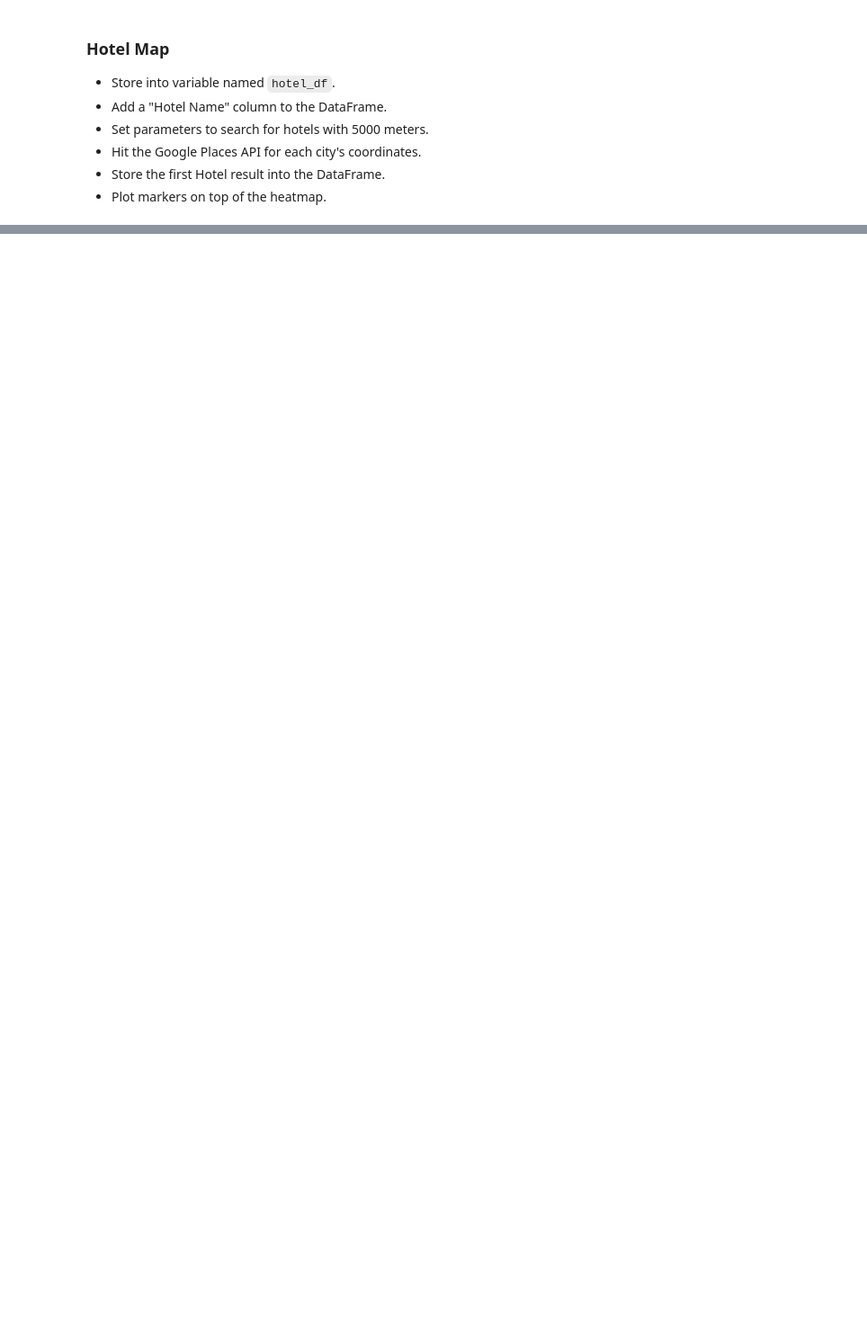
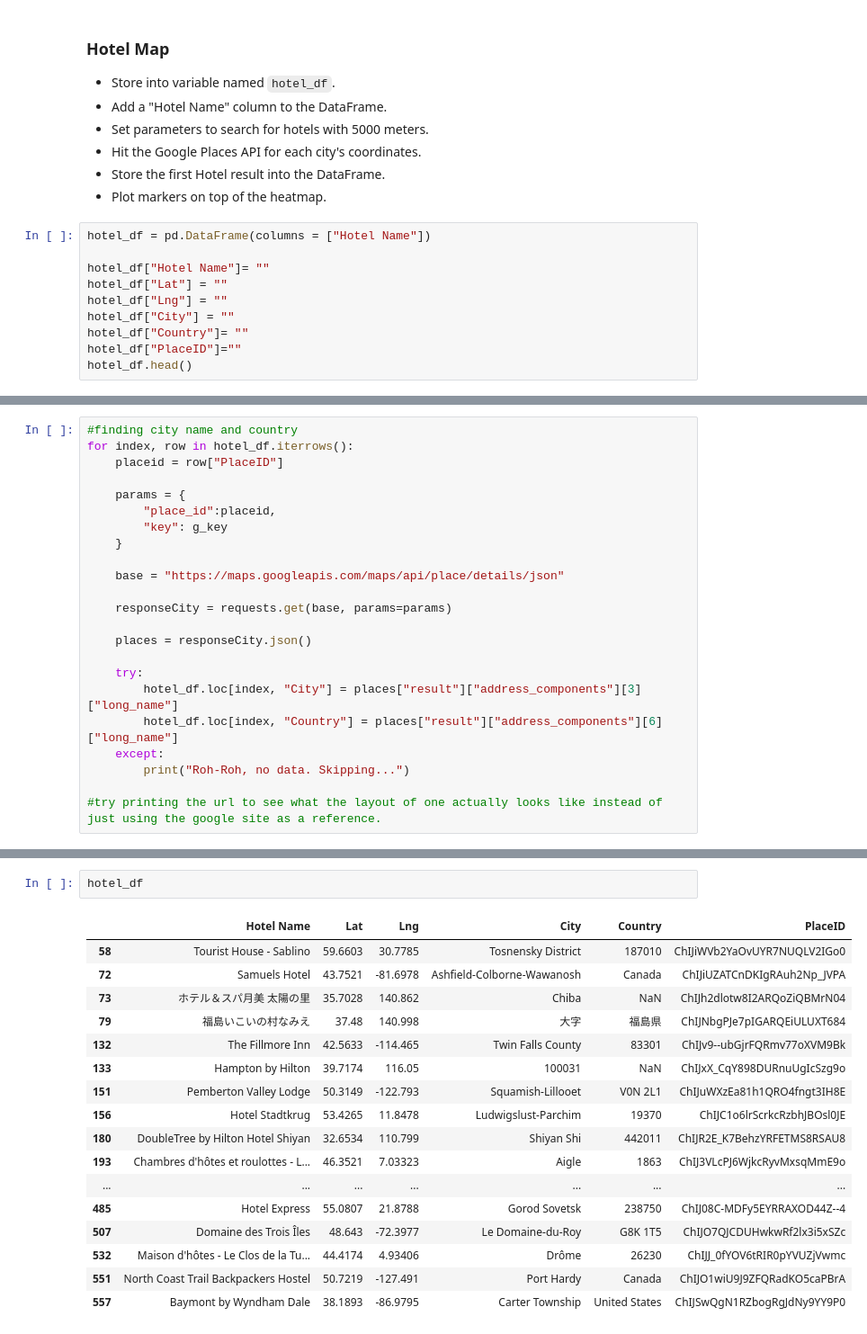
Before and after one commit to makeller234/python-api-challenge, a Jupyter notebook: VacationPy.ipynb, the cells around one changed output, grey strips where cells are left out. Shown at 90% size. Saved outputs shown, nothing was run; the diff lists cells and outputs as text; blank space fills up the shorter version.

```diff
--- a/VacationPy.ipynb
+++ b/VacationPy.ipynb
@@ -81,3 +88,13 @@ idealWeatherCities
 * Hit the Google Places API for each city's coordinates.
 * Store the first Hotel result into the DataFrame.
 * Plot markers on top of the heatmap.
+# %%
+hotel_df = pd.DataFrame(columns = ["Hotel Name"])
+
+hotel_df["Hotel Name"]= ""
+hotel_df["Lat"] = ""
+hotel_df["Lng"] = ""
+hotel_df["City"] = ""
+hotel_df["Country"]= ""
+hotel_df["PlaceID"]=""
+hotel_df.head()
@@ -83,0 +195,23 @@ idealWeatherCities
+# %%
+#finding city name and country
+for index, row in hotel_df.iterrows():
+    placeid = row["PlaceID"]
+
+    params = {
+        "place_id":placeid,
+        "key": g_key
+    }
+
+    base = "https://maps.googleapis.com/maps/api/place/details/json"
+
+    responseCity = requests.get(base, params=params)
+
+    places = responseCity.json()
+
+    try:
+        hotel_df.loc[index, "City"] = places["result"]["address_components"][3]["long_name"]
+        hotel_df.loc[index, "Country"] = places["result"]["address_components"][6]["long_name"]
+    except:
+        print("Roh-Roh, no data. Skipping...")
+
+#try printing the url to see what the layout of one actually looks like instead of just using the google site as a reference.
@@ -84,3 +224,23 @@ idealWeatherCities
+# %%
+hotel_df
+# %% [output]
+|  | Hotel Name | Lat | Lng | City | Country | PlaceID |
+| 58 | Tourist House - Sablino | 59.6603 | 30.7785 | Tosnensky District | 187010 | ChIJiWVb2YaOvUYR7NUQLV2IGo0 |
+| 72 | Samuels Hotel | 43.7521 | -81.6978 | Ashfield-Colborne-Wawanosh | Canada | ChIJiUZATCnDKIgRAuh2Np_JVPA |
+| 73 | ホテル＆スパ月美 太陽の里 | 35.7028 | 140.862 | Chiba | NaN | ChIJh2dlotw8I2ARQoZiQBMrN04 |
+| 79 | 福島いこいの村なみえ | 37.48 | 140.998 | 大字 | 福島県 | ChIJNbgPJe7pIGARQEiULUXT684 |
+| 132 | The Fillmore Inn | 42.5633 | -114.465 | Twin Falls County | 83301 | ChIJv9--ubGjrFQRmv77oXVM9Bk |
+| 133 | Hampton by Hilton | 39.7174 | 116.05 | 100031 | NaN | ChIJxX_CqY898DURnuUgIcSzg9o |
+| 151 | Pemberton Valley Lodge | 50.3149 | -122.793 | Squamish-Lillooet | V0N 2L1 | ChIJuWXzEa81h1QRO4fngt3IH8E |
+| 156 | Hotel Stadtkrug | 53.4265 | 11.8478 | Ludwigslust-Parchim | 19370 | ChIJC1o6lrScrkcRzbhJBOsl0JE |
+| 180 | DoubleTree by Hilton Hotel Shiyan | 32.6534 | 110.799 | Shiyan Shi | 442011 | ChIJR2E_K7BehzYRFETMS8RSAU8 |
+| 193 | Chambres d'hôtes et roulottes - L... | 46.3521 | 7.03323 | Aigle | 1863 | ChIJ3VLcPJ6WjkcRyvMxsqMmE9o |
+| ... | ... | ... | ... | ... | ... | ... |
+| 485 | Hotel Express | 55.0807 | 21.8788 | Gorod Sovetsk | 238750 | ChIJ08C-MDFy5EYRRAXOD44Z--4 |
+| 507 | Domaine des Trois Îles | 48.643 | -72.3977 | Le Domaine-du-Roy | G8K 1T5 | ChIJO7QJCDUHwkwRf2lx3i5xSZc |
+| 532 | Maison d'hôtes - Le Clos de la Tu... | 44.4174 | 4.93406 | Drôme | 26230 | ChIJJ_0fYOV6tRIR0pYVUZjVwmc |
+| 551 | North Coast Trail Backpackers Hostel | 50.7219 | -127.491 | Port Hardy | Canada | ChIJO1wiU9J9ZFQRadKO5caPBrA |
+| 557 | Baymont by Wyndham Dale | 38.1893 | -86.9795 | Carter Township | United States | ChIJSwQgN1RZbogRgJdNy9YY9P0 |
 # %%
 # NOTE: Do not change any of the code in this cell
 
```
Also changed, not shown: parts of 12 cells of this notebook, 6 other files.
